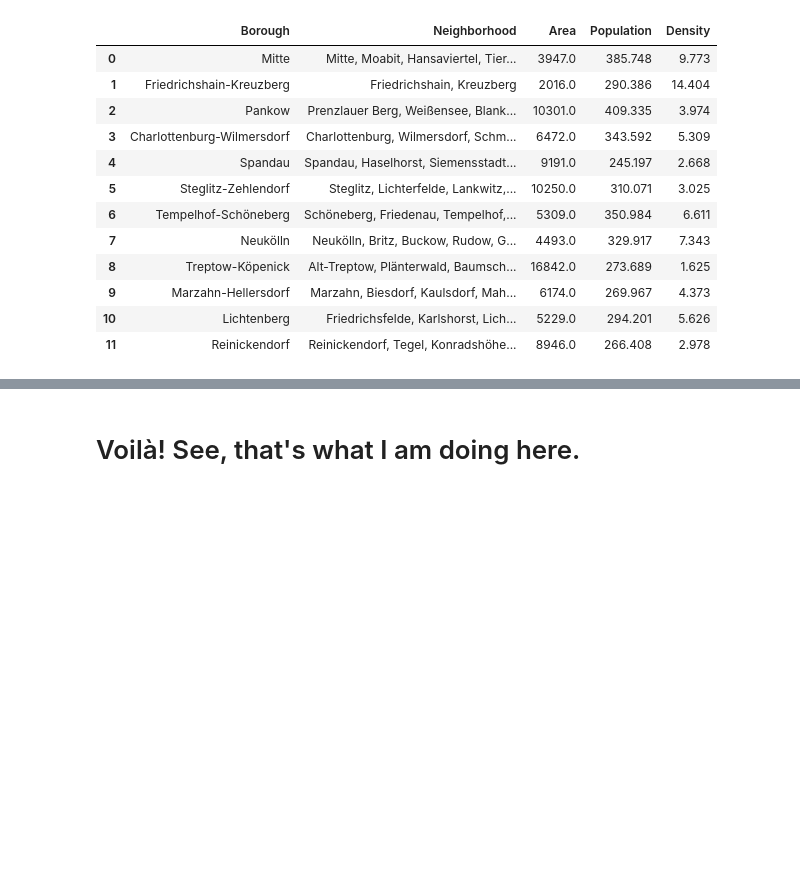
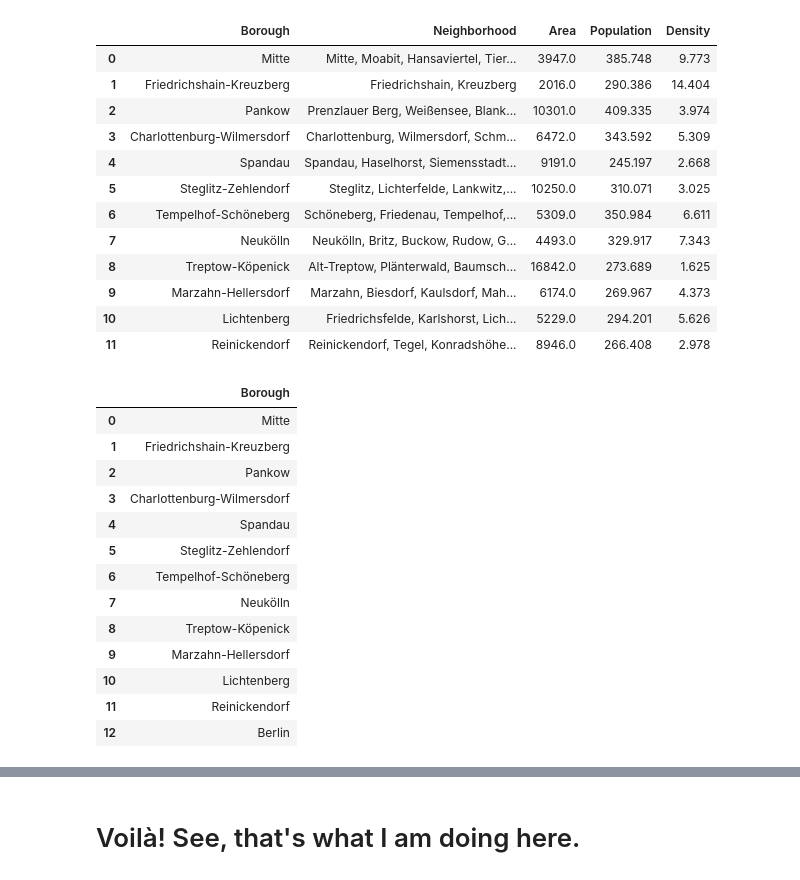
Before and after one commit to cumt559/Coursera_Capstone, a Jupyter notebook: Coursera_Capstone-Final-Assignment.ipynb, the cells around one changed output, grey strips where cells are left out. Saved outputs shown, nothing was run; the diff lists cells and outputs as text; code cells hidden in the pictures; blank space fills up the shorter version.

```diff
--- a/Coursera_Capstone-Final-Assignment.ipynb
+++ b/Coursera_Capstone-Final-Assignment.ipynb
@@ -47,3 +47,22 @@ df
 | 9 | Marzahn-Hellersdorf | Marzahn, Biesdorf, Kaulsdorf, Mah... | 6174.0 | 269.967 | 4.373 |
 | 10 | Lichtenberg | Friedrichsfelde, Karlshorst, Lich... | 5229.0 | 294.201 | 5.626 |
 | 11 | Reinickendorf | Reinickendorf, Tegel, Konradshöhe... | 8946.0 | 266.408 | 2.978 |
+# %%
+Berlin_Mieten = df['Borough'].to_frame()
+Berlin_Mieten = Berlin_Mieten.append({'Borough':'Berlin'},ignore_index=True)
+Berlin_Mieten
+# %% [output]
+|  | Borough |
+| 0 | Mitte |
+| 1 | Friedrichshain-Kreuzberg |
+| 2 | Pankow |
+| 3 | Charlottenburg-Wilmersdorf |
+| 4 | Spandau |
+| 5 | Steglitz-Zehlendorf |
+| 6 | Tempelhof-Schöneberg |
+| 7 | Neukölln |
+| 8 | Treptow-Köpenick |
+| 9 | Marzahn-Hellersdorf |
+| 10 | Lichtenberg |
+| 11 | Reinickendorf |
+| 12 | Berlin |
```
Also changed, not shown: parts of 5 cells of this notebook.
